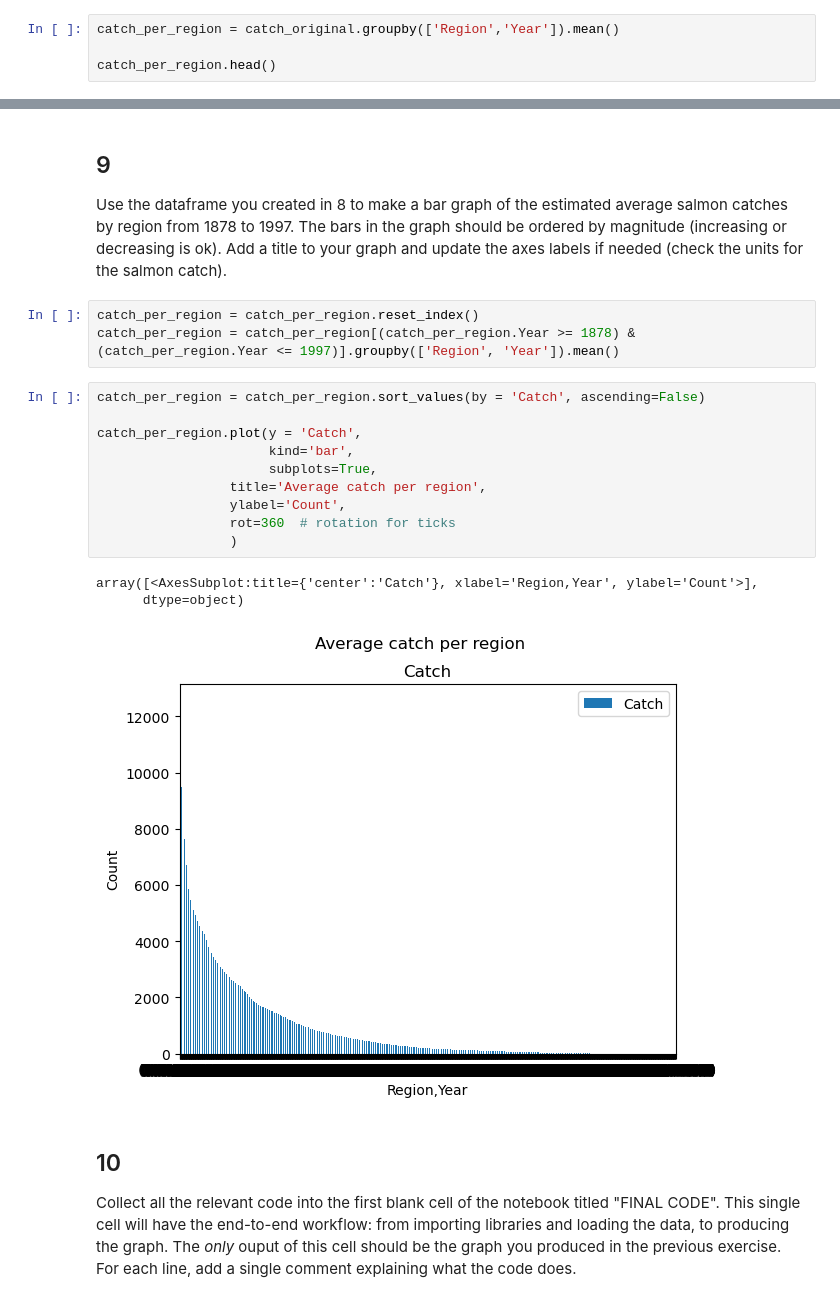
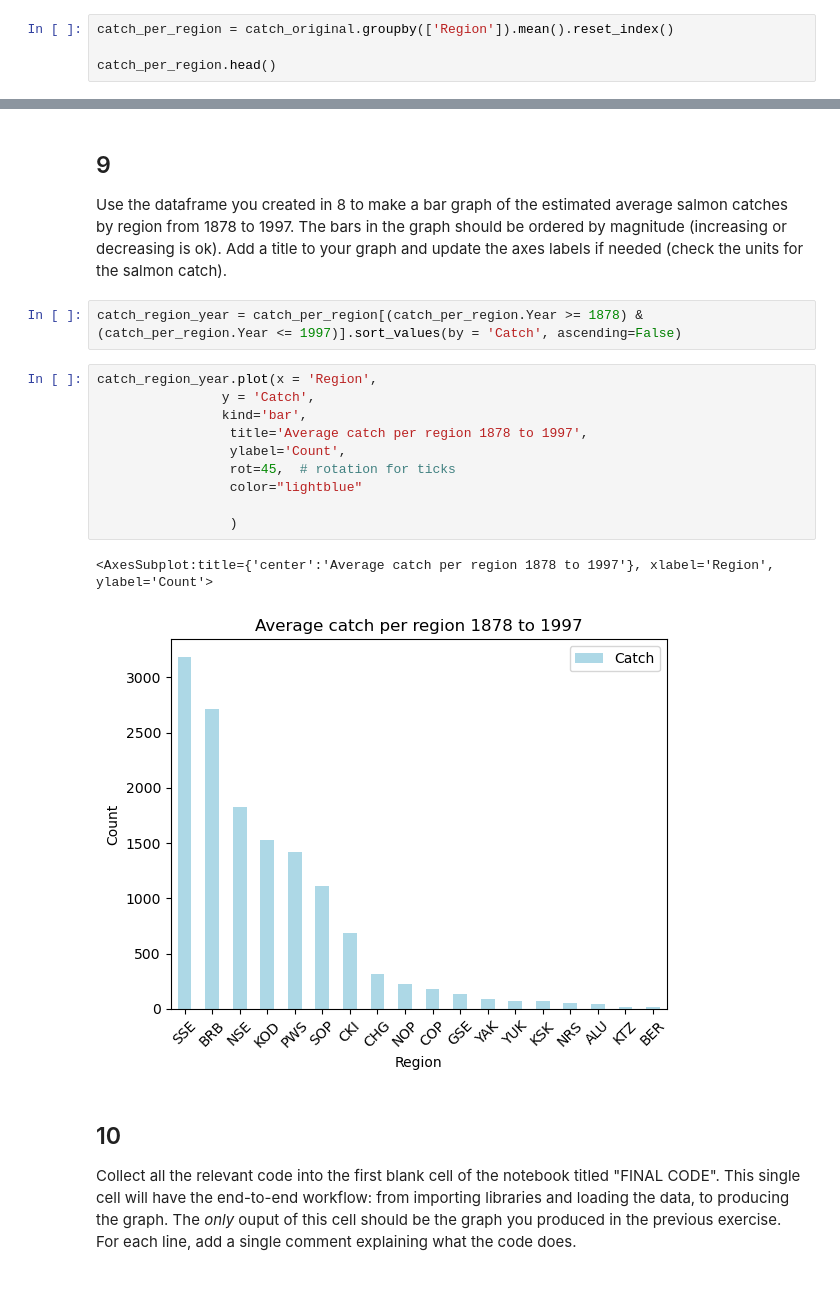
Before and after one commit to shmuir/eds220-hwk-2, a Jupyter notebook: hwk2-task3-salmon.ipynb, the cells around one changed output, grey strips where cells are left out. Drawn from its saved outputs; the diff is of its cells as text.

Commit message:
task 3 make plot and aggregate code

```diff
--- a/hwk2-task3-salmon.ipynb
+++ b/hwk2-task3-salmon.ipynb
@@ -160,7 +194,7 @@ dtype: object
 ## 8
 Create a dataframe with the average catch per region. HINT: use `groupby()`. Store your dataframe in new variable.
 # %%
-catch_per_region = catch_original.groupby(['Region','Year']).mean()
+catch_per_region = catch_original.groupby(['Region']).mean().reset_index()
 
 catch_per_region.head()
 # %% [output]
@@ -176,22 +209,20 @@ catch_per_region.head()
 
 Use the dataframe you created in 8 to make a bar graph of the estimated average salmon catches by region from 1878 to 1997. The bars in the graph should be ordered by magnitude (increasing or decreasing is ok). Add a title  to your graph and update the axes labels if needed (check the units for the salmon catch).
 # %%
-catch_per_region = catch_per_region.reset_index()
-catch_per_region = catch_per_region[(catch_per_region.Year >= 1878) & (catch_per_region.Year <= 1997)].groupby(['Region', 'Year']).mean()
+catch_region_year = catch_per_region[(catch_per_region.Year >= 1878) & (catch_per_region.Year <= 1997)].sort_values(by = 'Catch', ascending=False)
 # %%
-catch_per_region = catch_per_region.sort_values(by = 'Catch', ascending=False)
+catch_region_year.plot(x = 'Region',
+                y = 'Catch',
+                kind='bar',
+                 title='Average catch per region 1878 to 1997',
+                 ylabel='Count',
+                 rot=45,  # rotation for ticks
+                 color="lightblue"
 
-catch_per_region.plot(y = 'Catch',
-                      kind='bar',
-                      subplots=True,
-                 title='Average catch per region',
-                 ylabel='Count',
-                 rot=360  # rotation for ticks
                  )
 # %% [output]
-array([<AxesSubplot:title={'center':'Catch'}, xlabel='Region,Year', ylabel='Count'>],
-      dtype=object)
+<AxesSubplot:title={'center':'Average catch per region 1878 to 1997'}, xlabel='Region', ylabel='Count'>
-[figure, old version]
+[figure, new version]
 # %% [markdown]
 ## 10
 
```
Also changed, not shown: parts of 5 cells of this notebook.
